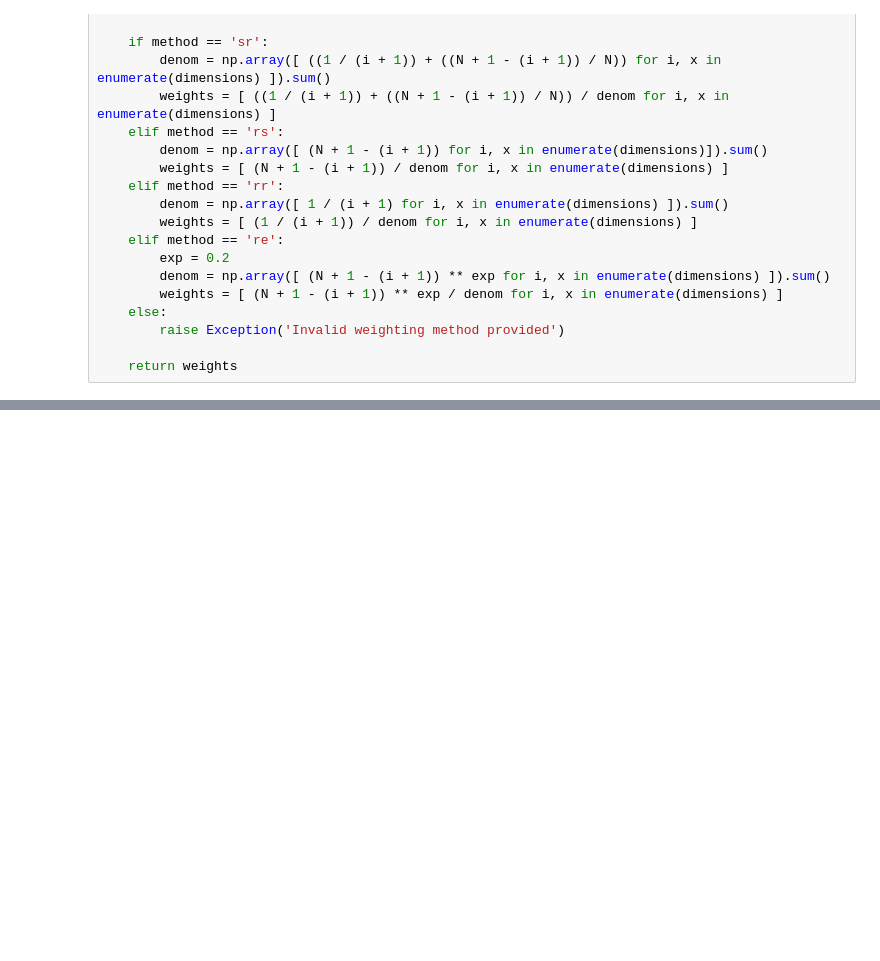
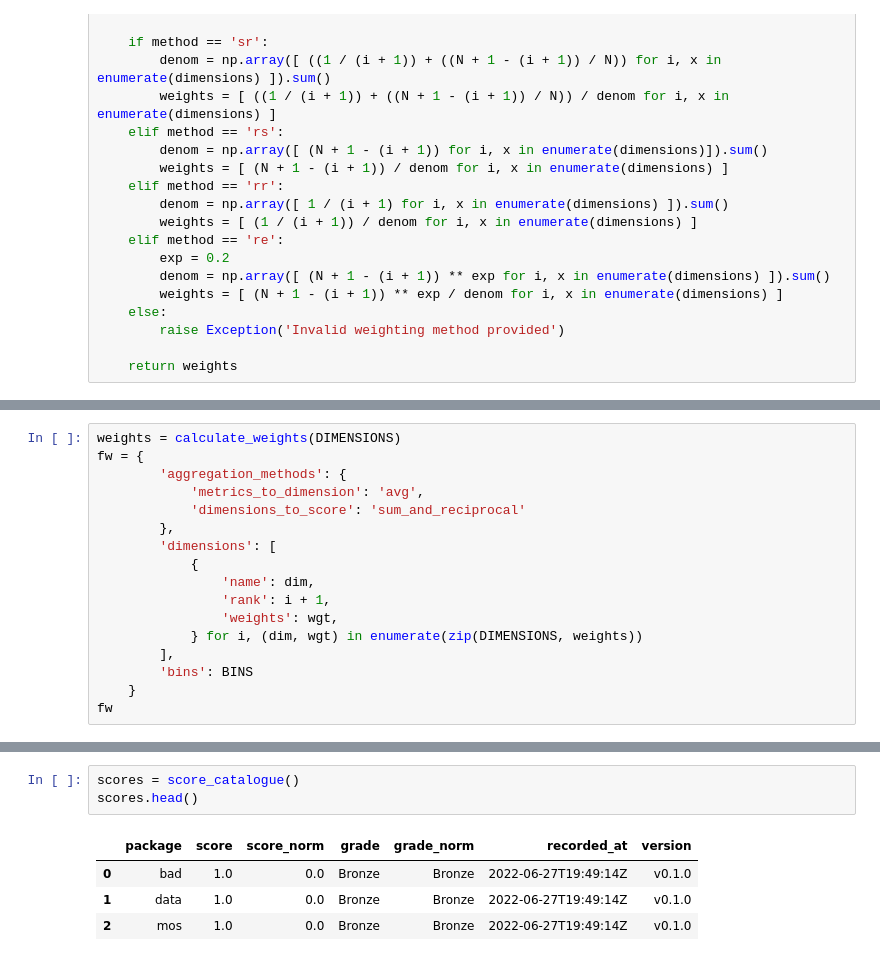
Before and after one commit to prekshaagarwal21/nyc-open-data-framework-data-quality, a Jupyter notebook: nyc_open_data_dqs.ipynb, the cells around one changed output, grey strips where cells are left out. Drawn from its saved outputs; the diff is of its cells as text; blank space fills up the shorter version.

```diff
--- a/nyc_open_data_dqs.ipynb
+++ b/nyc_open_data_dqs.ipynb
@@ -205,0 +302,17 @@ def calculate_weights(dimensions, method='sr'):
+# %%
+weights = calculate_weights(DIMENSIONS)
+fw = {
+        'aggregation_methods': {
+            'metrics_to_dimension': 'avg',
+            'dimensions_to_score': 'sum_and_reciprocal'
+        },
+        'dimensions': [
+            {
+                'name': dim,
+                'rank': i + 1,
+                'weights': wgt,
+            } for i, (dim, wgt) in enumerate(zip(DIMENSIONS, weights))
+        ],
+        'bins': BINS
+    }
+fw
@@ -205,0 +389,8 @@ def calculate_weights(dimensions, method='sr'):
+# %%
+scores = score_catalogue()
+scores.head()
+# %% [output]
+|  | package | score | score_norm | grade | grade_norm | recorded_at | version |
+| 0 | bad | 1.0 | 0.0 | Bronze | Bronze | 2022-06-27T19:49:14Z | v0.1.0 |
+| 1 | data | 1.0 | 0.0 | Bronze | Bronze | 2022-06-27T19:49:14Z | v0.1.0 |
+| 2 | mos | 1.0 | 0.0 | Bronze | Bronze | 2022-06-27T19:49:14Z | v0.1.0 |
```
Also changed, not shown: parts of 24 cells of this notebook.
